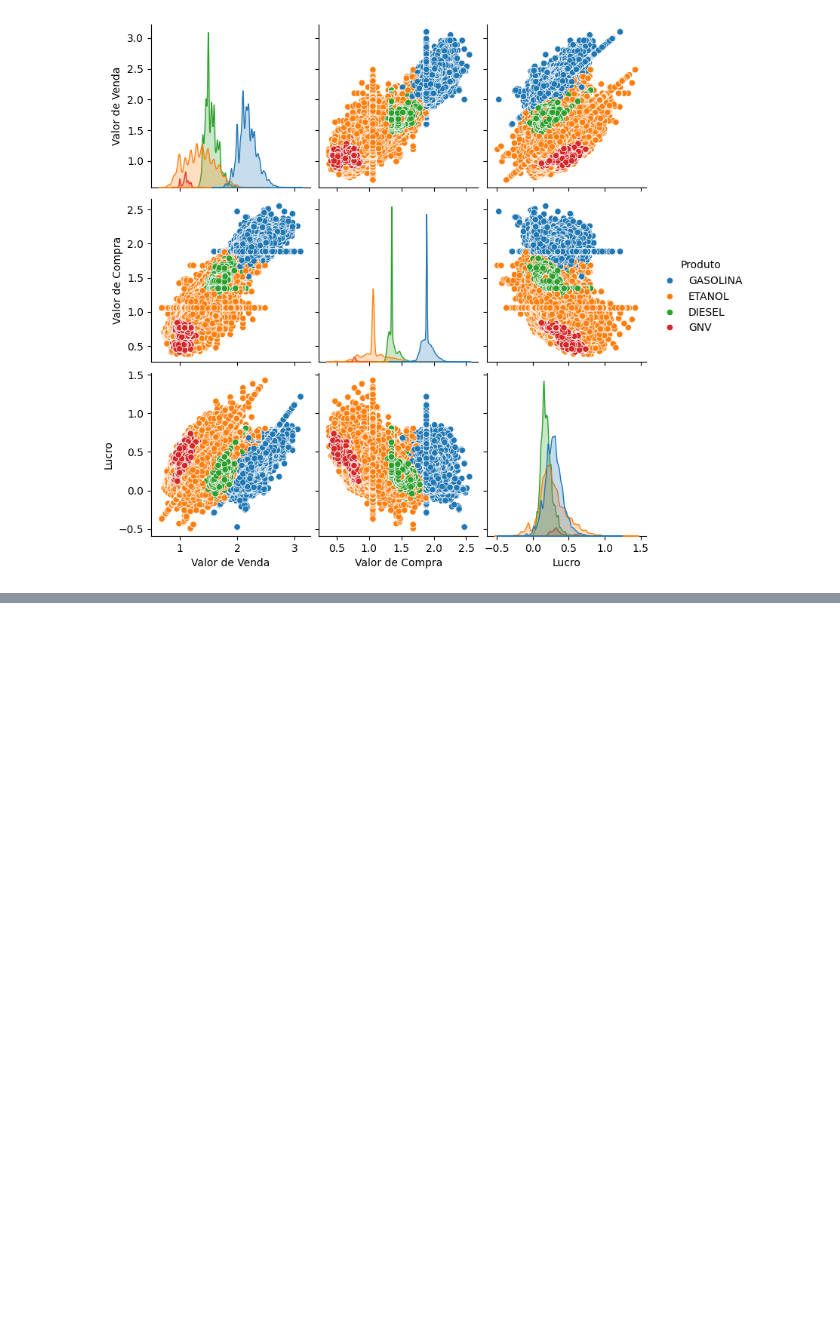
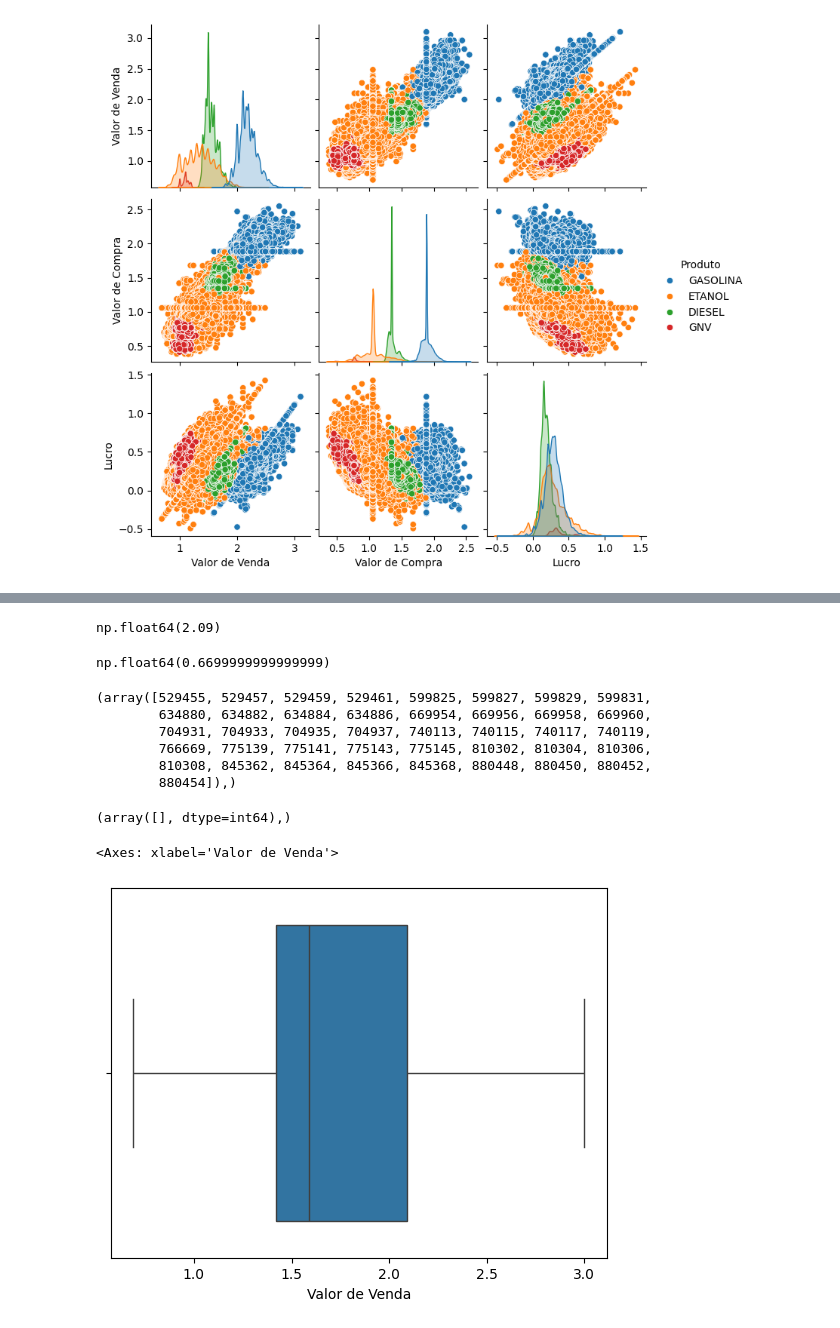
Before and after one commit to SandraRojasZ/DataScience, a Jupyter notebook: ProjetoAED.ipynb, the cells around one changed output, grey strips where cells are left out. Cells and saved outputs as stored; diff of their text form; code cells hidden in the pictures; blank space fills up the shorter version.

```diff
--- a/ProjetoAED.ipynb
+++ b/ProjetoAED.ipynb
@@ -333,0 +339,6 @@ sns.pairplot(df_combustiveis_2, hue='Produto')
+# %%
+# identificando casos atípicos
+# calculando intervalo interquartil
+
+Q1 = np.percentile(df_combustiveis_2['Valor de Compra'], 25, interpolation='midpoint')
+Q3 = np.percentile(df_combustiveis_2['Valor de Compra'], 75, interpolation='midpoint')
@@ -333,0 +386,32 @@ sns.pairplot(df_combustiveis_2, hue='Produto')
+# %%
+Q3_v
+# %% [output]
+np.float64(2.09)
+# %%
+IRQ_v = Q3_v - Q1_v
+IRQ_v
+# %% [output]
+np.float64(0.6699999999999999)
+# %%
+superior_v = np.where(df_combustiveis_2['Valor de Venda'] >= (Q3+1.5*IRQ))
+inferior_v = np.where(df_combustiveis_2['Valor de Venda'] <= (Q1-1.5*IRQ))
+# %%
+superior_v
+# %% [output]
+(array([529455, 529457, 529459, 529461, 599825, 599827, 599829, 599831,
+        634880, 634882, 634884, 634886, 669954, 669956, 669958, 669960,
+        704931, 704933, 704935, 704937, 740113, 740115, 740117, 740119,
+        766669, 775139, 775141, 775143, 775145, 810302, 810304, 810306,
+        810308, 845362, 845364, 845366, 845368, 880448, 880450, 880452,
+        880454]),)
+# %%
+inferior_v
+# %% [output]
+(array([], dtype=int64),)
+# %%
+df_combustiveis_2.drop(superior_v[0], inplace=True)
+# %%
+sns.boxplot(x='Valor de Venda', data=df_combustiveis_2)
+# %% [output]
+<Axes: xlabel='Valor de Venda'>
+[figure, added]
```
Also changed, not shown: parts of 22 cells of this notebook.
